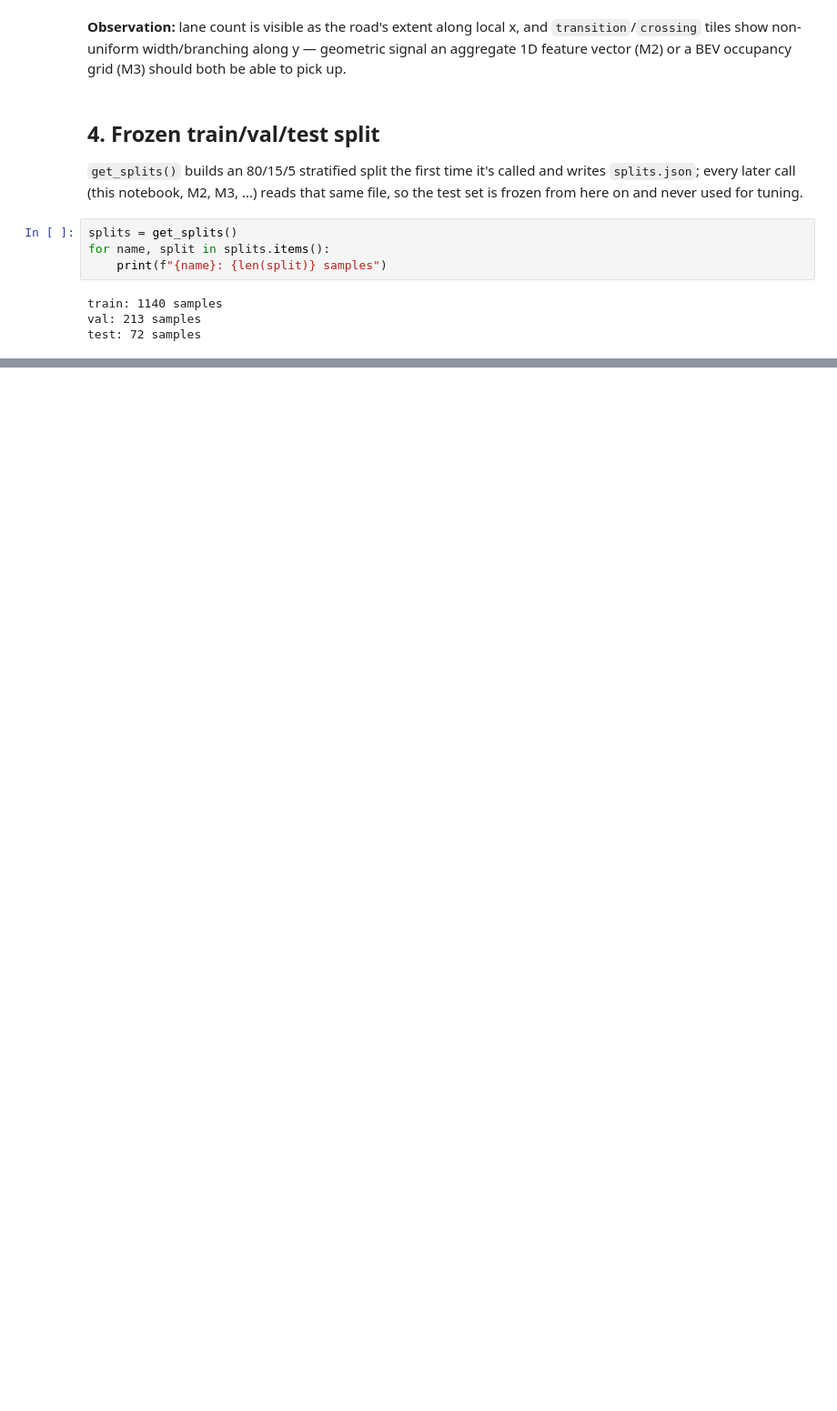
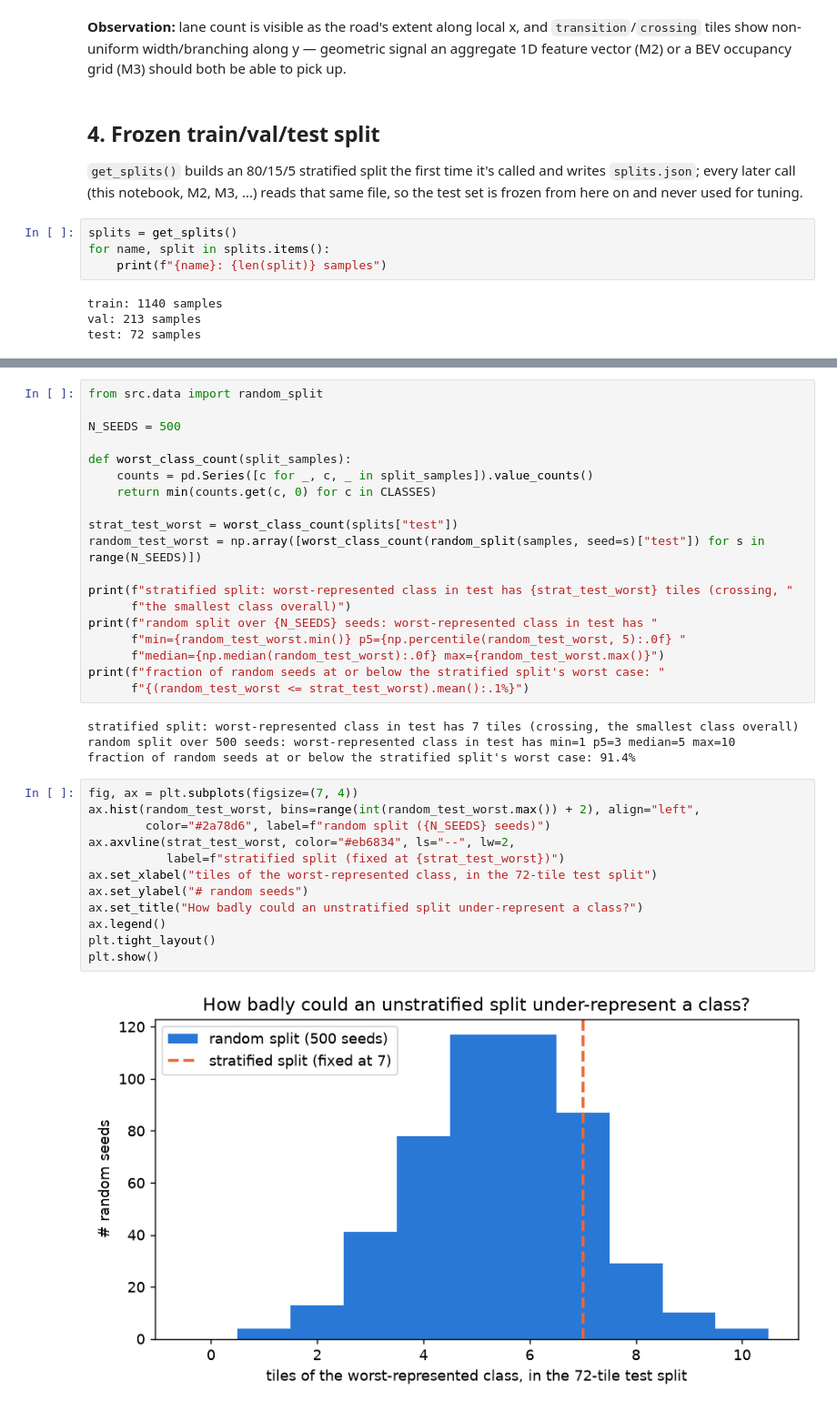
Before and after one commit to l-jamora/pointcloud-lane-classification, a Jupyter notebook: notebooks/01_eda.ipynb, the cells around one changed output, grey strips where cells are left out. Shown at 91% size. Drawn from its saved outputs; the diff is of its cells as text; blank space fills up the shorter version.

```diff
--- a/notebooks/01_eda.ipynb
+++ b/notebooks/01_eda.ipynb
@@ -148,0 +156,37 @@ test: 72 samples
+# %%
+from src.data import random_split
+
+N_SEEDS = 500
+
+def worst_class_count(split_samples):
+    counts = pd.Series([c for _, c, _ in split_samples]).value_counts()
+    return min(counts.get(c, 0) for c in CLASSES)
+
+strat_test_worst = worst_class_count(splits["test"])
+random_test_worst = np.array([worst_class_count(random_split(samples, seed=s)["test"]) for s in range(N_SEEDS)])
+
+print(f"stratified split: worst-represented class in test has {strat_test_worst} tiles (crossing, "
+      f"the smallest class overall)")
+print(f"random split over {N_SEEDS} seeds: worst-represented class in test has "
+      f"min={random_test_worst.min()} p5={np.percentile(random_test_worst, 5):.0f} "
+      f"median={np.median(random_test_worst):.0f} max={random_test_worst.max()}")
+print(f"fraction of random seeds at or below the stratified split's worst case: "
+      f"{(random_test_worst <= strat_test_worst).mean():.1%}")
+# %% [output]
+stratified split: worst-represented class in test has 7 tiles (crossing, the smallest class overall)
+random split over 500 seeds: worst-represented class in test has min=1 p5=3 median=5 max=10
+fraction of random seeds at or below the stratified split's worst case: 91.4%
+# %%
+fig, ax = plt.subplots(figsize=(7, 4))
+ax.hist(random_test_worst, bins=range(int(random_test_worst.max()) + 2), align="left",
+        color="#2a78d6", label=f"random split ({N_SEEDS} seeds)")
+ax.axvline(strat_test_worst, color="#eb6834", ls="--", lw=2,
+           label=f"stratified split (fixed at {strat_test_worst})")
+ax.set_xlabel("tiles of the worst-represented class, in the 72-tile test split")
+ax.set_ylabel("# random seeds")
+ax.set_title("How badly could an unstratified split under-represent a class?")
+ax.legend()
+plt.tight_layout()
+plt.show()
+# %% [output]
+[figure, added]
```
Also changed, not shown: parts of 2 cells of this notebook, 3 other files.
